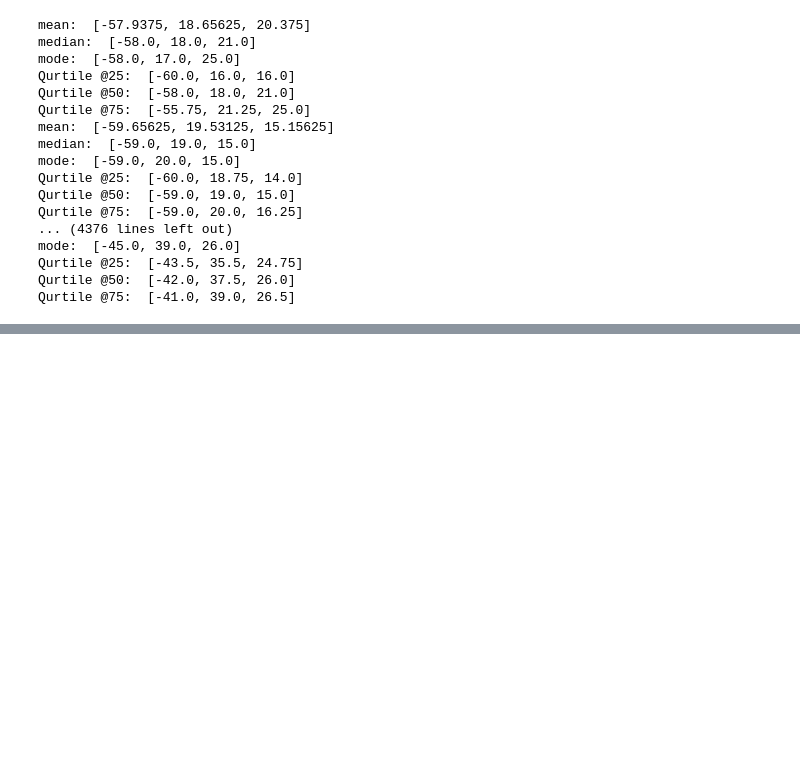
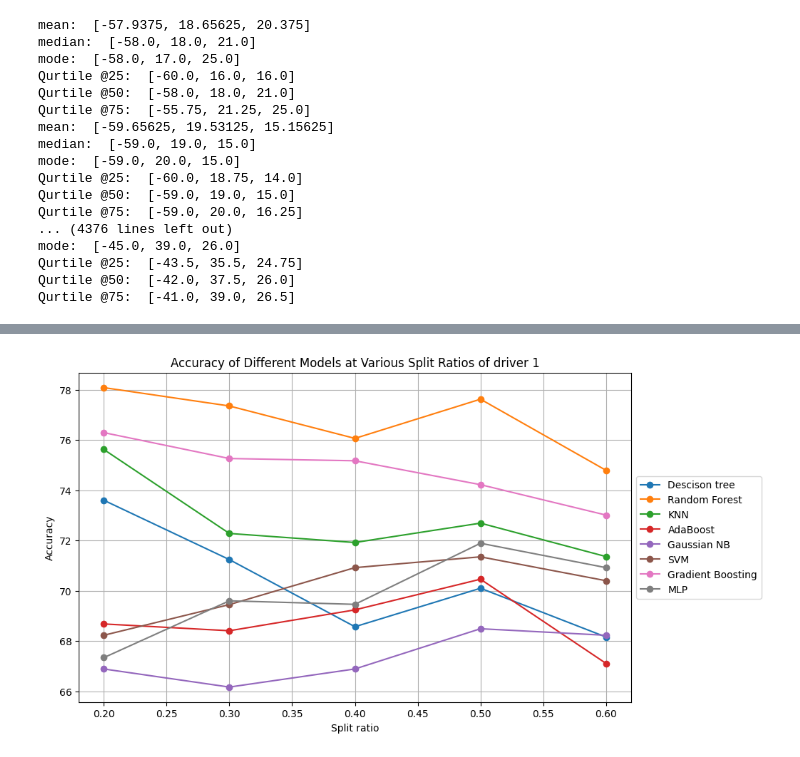
Before and after one commit to YamanSahu/MTP-Work, a Jupyter notebook: data_analysis.ipynb, the cells around one changed output, grey strips where cells are left out. Saved outputs shown, nothing was run; the diff lists cells and outputs as text; code cells hidden in the pictures; blank space fills up the shorter version.

```diff
--- a/data_analysis.ipynb
+++ b/data_analysis.ipynb
@@ -213,0 +284,36 @@ Qurtile @75:  [-41.0, 39.0, 26.5]
+# %%
+import matplotlib.pyplot as plt
+
+# Data from the table
+
+data = {
+    'Split ratio': [0.2, 0.2, 0.2, 0.2, 0.2, 0.2, 0.2, 0.2, 0.3, 0.3, 0.3, 0.3, 0.3, 0.3, 0.3, 0.3,
+                    0.4, 0.4, 0.4, 0.4, 0.4, 0.4, 0.4, 0.4, 0.5, 0.5, 0.5, 0.5, 0.5, 0.5, 0.5, 0.5,
+                    0.6, 0.6, 0.6, 0.6, 0.6, 0.6, 0.6, 0.6],
+    'Model': ['Descison tree', 'Random Forest', 'KNN', 'AdaBoost', 'Gaussian NB', 'SVM', 'Gradient Boosting', 'MLP'] * 5,
+
+    'Test Accuracy': [73.60, 78.08, 75.62, 68.68, 66.89, 68.23, 76.29, 67.34,
+                      71.24, 77.35, 72.28, 68.41, 66.17, 69.45, 75.26, 69.60,
+                      68.57, 76.06, 71.92, 69.24, 66.89, 70.92, 75.17, 69.46,
+                      70.10, 77.62, 72.69, 70.46, 68.49, 71.35, 74.22, 71.89,
+                      68.16, 74.79, 71.36, 67.11, 68.23, 70.40, 73.01, 70.92]
+}
+
+df = pd.DataFrame(data)
+
+#  Plotting the graph
+plt.figure(figsize=(10, 6))
+
+# Extracting data for each model and plotting
+for model in df['Model'].unique():
+    model_data = df[df['Model'] == model]
+    plt.plot(model_data['Split ratio'], model_data['Test Accuracy'], marker='o', label=model)
+
+plt.xlabel('Split ratio')
+plt.ylabel('Accuracy')
+plt.title('Accuracy of Different Models at Various Split Ratios of driver 1')
+plt.legend(loc='center left', bbox_to_anchor=(1, 0.5))  # Legend outside the plot
+plt.grid(True)
+plt.show()
+# %% [output]
+[figure, added]
```
Also changed, not shown: parts of 5 cells of this notebook, 21 other files.
